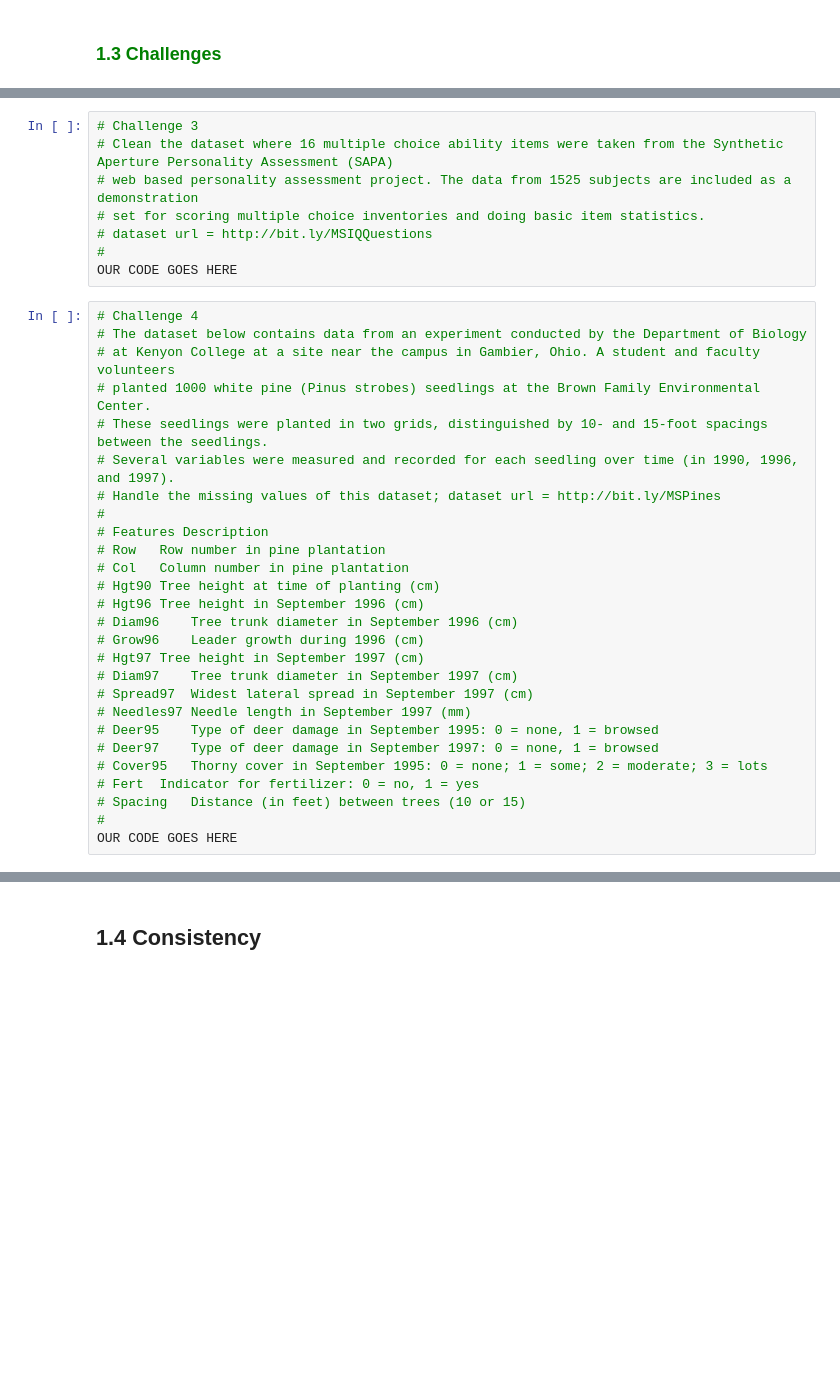
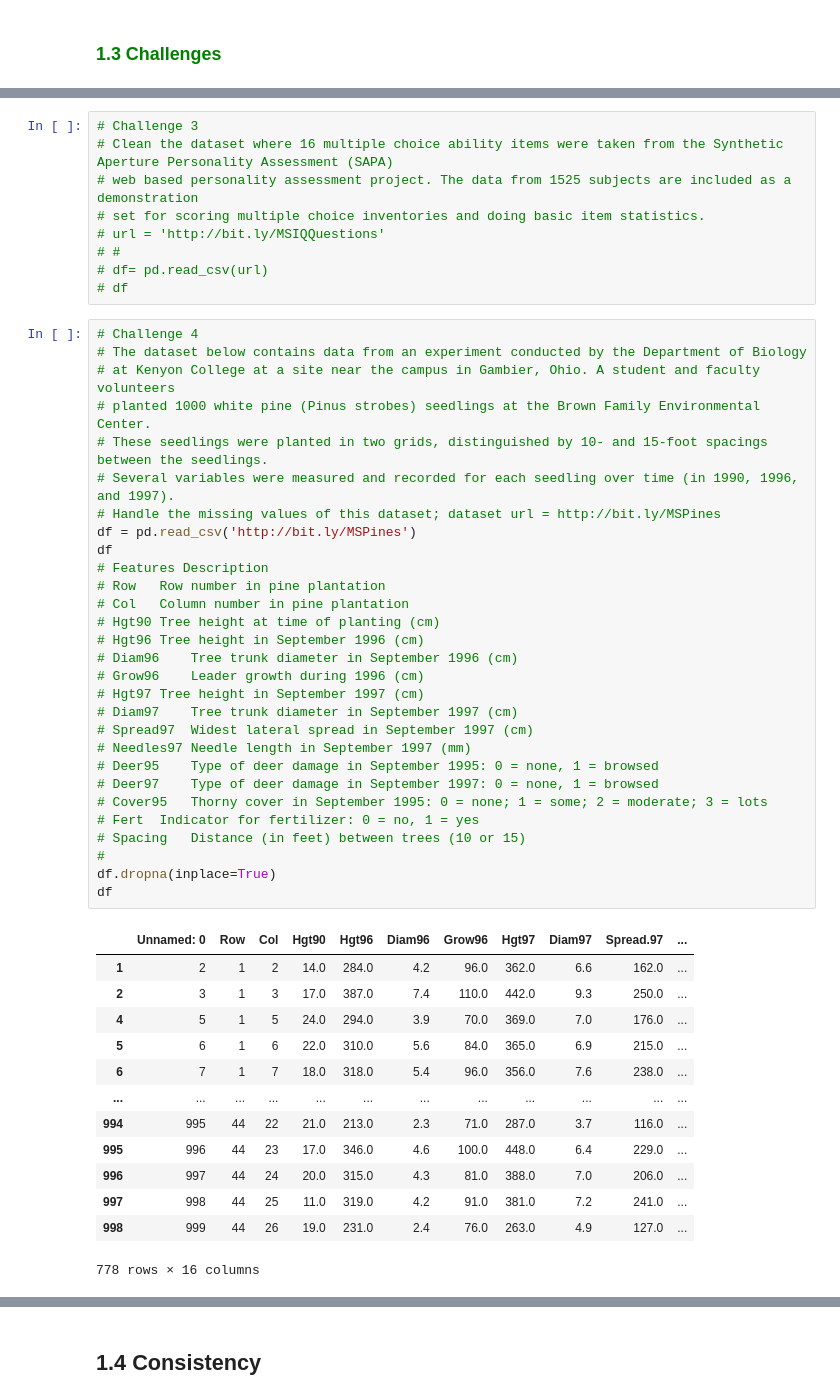
Before and after one commit to pavansai909/python, a Jupyter notebook: Python_Data_Cleaning_Basics_II.ipynb, the cells around one changed output, grey strips where cells are left out. Cells and saved outputs as stored; diff of their text form; blank space fills up the shorter version.

```diff
--- a/Python_Data_Cleaning_Basics_II.ipynb
+++ b/Python_Data_Cleaning_Basics_II.ipynb
@@ -326,36 +592,53 @@ OUR CODE GOES HERE
 # Clean the dataset where 16 multiple choice ability items were taken from the Synthetic Aperture Personality Assessment (SAPA)
 # web based personality assessment project. The data from 1525 subjects are included as a demonstration
 # set for scoring multiple choice inventories and doing basic item statistics.
-# dataset url = http://bit.ly/MSIQQuestions
-#
-OUR CODE GOES HERE
+# url = 'http://bit.ly/MSIQQuestions'
+# #
+# df= pd.read_csv(url)
+# df
 # %%
 # Challenge 4
 # The dataset below contains data from an experiment conducted by the Department of Biology
 # at Kenyon College at a site near the campus in Gambier, Ohio. A student and faculty volunteers
 # planted 1000 white pine (Pinus strobes) seedlings at the Brown Family Environmental Center.
 # These seedlings were planted in two grids, distinguished by 10- and 15-foot spacings between the seedlings.
 # Several variables were measured and recorded for each seedling over time (in 1990, 1996, and 1997).
 # Handle the missing values of this dataset; dataset url = http://bit.ly/MSPines
-#
+df = pd.read_csv('http://bit.ly/MSPines')
+df
 # Features Description
 # Row	Row number in pine plantation
 # Col	Column number in pine plantation
 # Hgt90	Tree height at time of planting (cm)
 # Hgt96	Tree height in September 1996 (cm)
 # Diam96	Tree trunk diameter in September 1996 (cm)
 # Grow96	Leader growth during 1996 (cm)
 # Hgt97	Tree height in September 1997 (cm)
 # Diam97	Tree trunk diameter in September 1997 (cm)
 # Spread97	Widest lateral spread in September 1997 (cm)
 # Needles97	Needle length in September 1997 (mm)
 # Deer95	Type of deer damage in September 1995: 0 = none, 1 = browsed
 # Deer97	Type of deer damage in September 1997: 0 = none, 1 = browsed
 # Cover95	Thorny cover in September 1995: 0 = none; 1 = some; 2 = moderate; 3 = lots
 # Fert	Indicator for fertilizer: 0 = no, 1 = yes
 # Spacing	Distance (in feet) between trees (10 or 15)
 #
-OUR CODE GOES HERE
+df.dropna(inplace=True)
+df
+# %% [output]
+|  | Unnamed: 0 | Row | Col | Hgt90 | Hgt96 | Diam96 | Grow96 | Hgt97 | Diam97 | Spread.97 | ... |
+| 1 | 2 | 1 | 2 | 14.0 | 284.0 | 4.2 | 96.0 | 362.0 | 6.6 | 162.0 | ... |
+| 2 | 3 | 1 | 3 | 17.0 | 387.0 | 7.4 | 110.0 | 442.0 | 9.3 | 250.0 | ... |
+| 4 | 5 | 1 | 5 | 24.0 | 294.0 | 3.9 | 70.0 | 369.0 | 7.0 | 176.0 | ... |
+| 5 | 6 | 1 | 6 | 22.0 | 310.0 | 5.6 | 84.0 | 365.0 | 6.9 | 215.0 | ... |
+| 6 | 7 | 1 | 7 | 18.0 | 318.0 | 5.4 | 96.0 | 356.0 | 7.6 | 238.0 | ... |
+| ... | ... | ... | ... | ... | ... | ... | ... | ... | ... | ... | ... |
+| 994 | 995 | 44 | 22 | 21.0 | 213.0 | 2.3 | 71.0 | 287.0 | 3.7 | 116.0 | ... |
+| 995 | 996 | 44 | 23 | 17.0 | 346.0 | 4.6 | 100.0 | 448.0 | 6.4 | 229.0 | ... |
+| 996 | 997 | 44 | 24 | 20.0 | 315.0 | 4.3 | 81.0 | 388.0 | 7.0 | 206.0 | ... |
+| 997 | 998 | 44 | 25 | 11.0 | 319.0 | 4.2 | 91.0 | 381.0 | 7.2 | 241.0 | ... |
+| 998 | 999 | 44 | 26 | 19.0 | 231.0 | 2.4 | 76.0 | 263.0 | 4.9 | 127.0 | ... |
+778 rows × 16 columns
 # %%
 # Challenge 5
 # Some geologists were interested in the water chemistry of rivers in Coastal New York.
```
Also changed, not shown: parts of 23 cells of this notebook, 4 other files.
